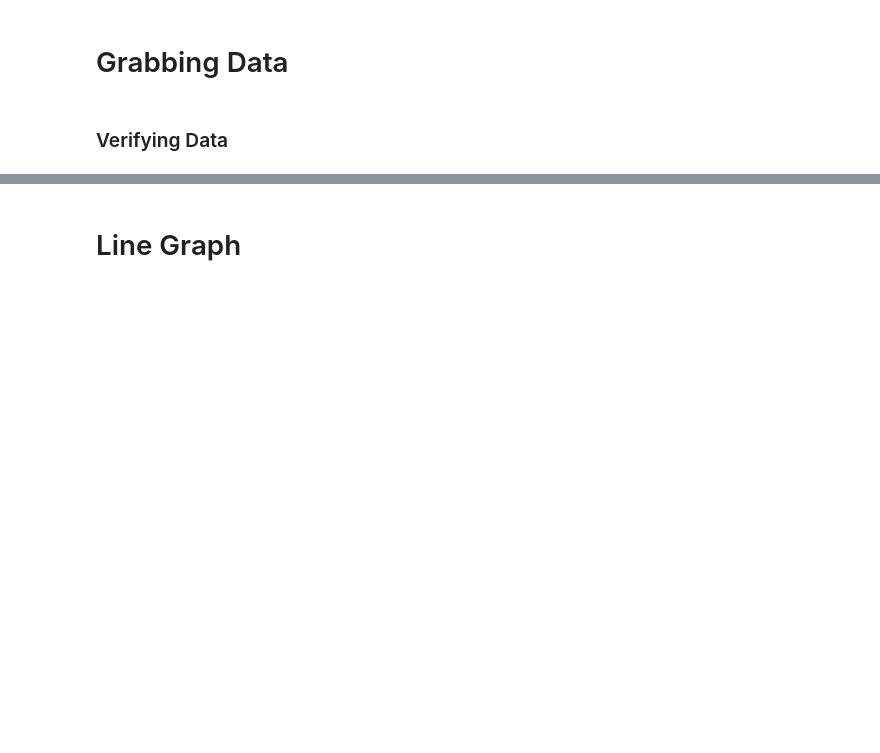
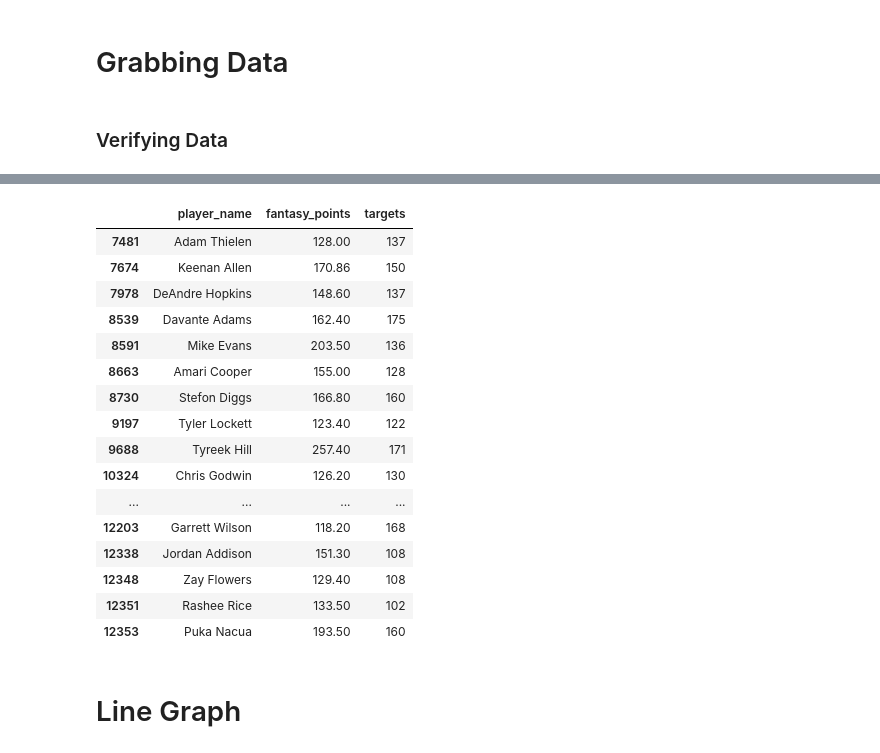
Before and after one commit to Alex-Bishka/Fantasy, a Jupyter notebook: Analysis/Notebooks/SeasonReviewNotebooks/Season Review - Scatter Plot.ipynb, the cells around one changed output, grey strips where cells are left out. Drawn from its saved outputs; the diff is of its cells as text; code cells hidden in the pictures; blank space fills up the shorter version.

```diff
--- a/Analysis/Notebooks/SeasonReviewNotebooks/Season Review - Scatter Plot.ipynb
+++ b/Analysis/Notebooks/SeasonReviewNotebooks/Season Review - Scatter Plot.ipynb
@@ -22,3 +52,23 @@ assert(df_review["games"].max() == 17)
+# %%
+df_review.query("targets >= 100")[["player_name", "fantasy_points", "targets"]]
+# %% [output]
+|  | player_name | fantasy_points | targets |
+| 7481 | Adam Thielen | 128.00 | 137 |
+| 7674 | Keenan Allen | 170.86 | 150 |
+| 7978 | DeAndre Hopkins | 148.60 | 137 |
+| 8539 | Davante Adams | 162.40 | 175 |
+| 8591 | Mike Evans | 203.50 | 136 |
+| 8663 | Amari Cooper | 155.00 | 128 |
+| 8730 | Stefon Diggs | 166.80 | 160 |
+| 9197 | Tyler Lockett | 123.40 | 122 |
+| 9688 | Tyreek Hill | 257.40 | 171 |
+| 10324 | Chris Godwin | 126.20 | 130 |
+| ... | ... | ... | ... |
+| 12203 | Garrett Wilson | 118.20 | 168 |
+| 12338 | Jordan Addison | 151.30 | 108 |
+| 12348 | Zay Flowers | 129.40 | 108 |
+| 12351 | Rashee Rice | 133.50 | 102 |
+| 12353 | Puka Nacua | 193.50 | 160 |
 # %% [markdown]
 # Line Graph
 # %% [markdown]
```
Also changed, not shown: parts of 2 cells of this notebook, 10 other files.
